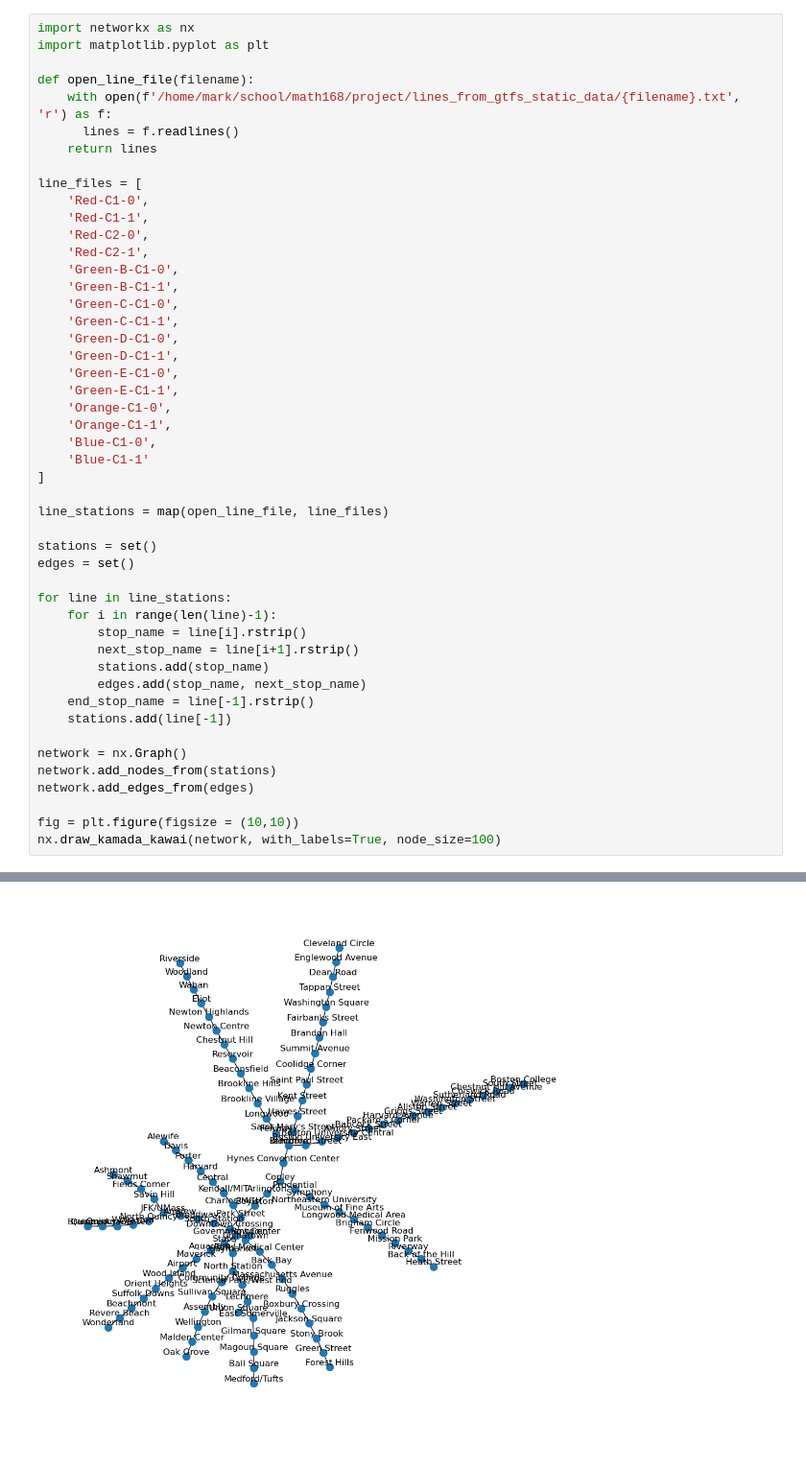
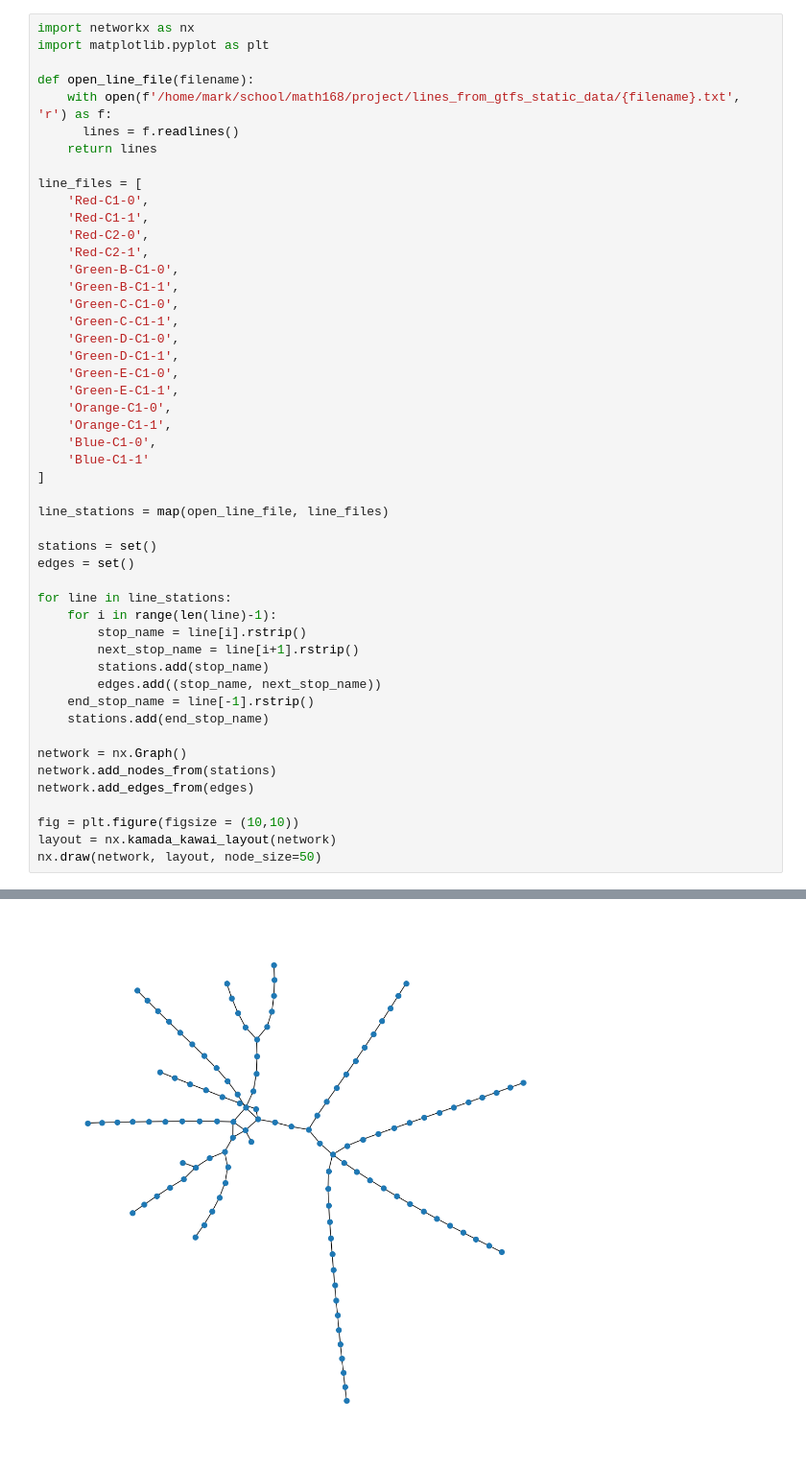
Before and after one commit to MarkusG/math-168-project, a Jupyter notebook: parse_station_lists_into_network.ipynb, the cells around one changed output, grey strips where cells are left out. Shown at 96% size. Drawn from its saved outputs; the diff is of its cells as text.

```diff
--- a/parse_station_lists_into_network.ipynb
+++ b/parse_station_lists_into_network.ipynb
@@ -36,14 +36,15 @@ for line in line_stations:
         stop_name = line[i].rstrip()
         next_stop_name = line[i+1].rstrip()
         stations.add(stop_name)
-        edges.add(stop_name, next_stop_name)
+        edges.add((stop_name, next_stop_name))
     end_stop_name = line[-1].rstrip()
-    stations.add(line[-1])
+    stations.add(end_stop_name)
 
 network = nx.Graph()
 network.add_nodes_from(stations)
 network.add_edges_from(edges)
 
 fig = plt.figure(figsize = (10,10))
-nx.draw_kamada_kawai(network, with_labels=True, node_size=100)
+layout = nx.kamada_kawai_layout(network)
+nx.draw(network, layout, node_size=50)
 # %% [output]
@@ -67,4 +51,4 @@ nx.draw_kamada_kawai(network, with_labels=True, node_size=100)
-[figure, old version]
+[figure, new version]
 # %%
 import json
 
```
Also changed, not shown: parts of 3 cells of this notebook.
